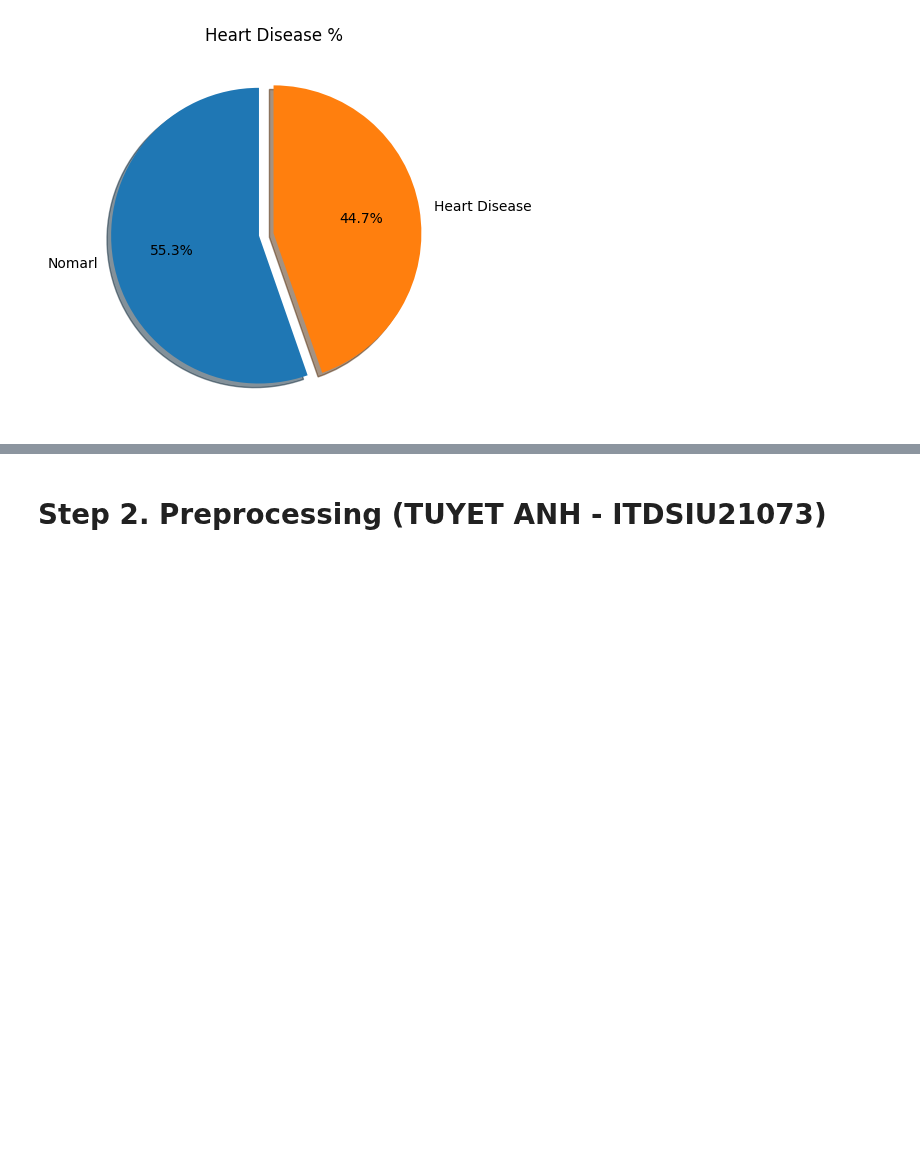
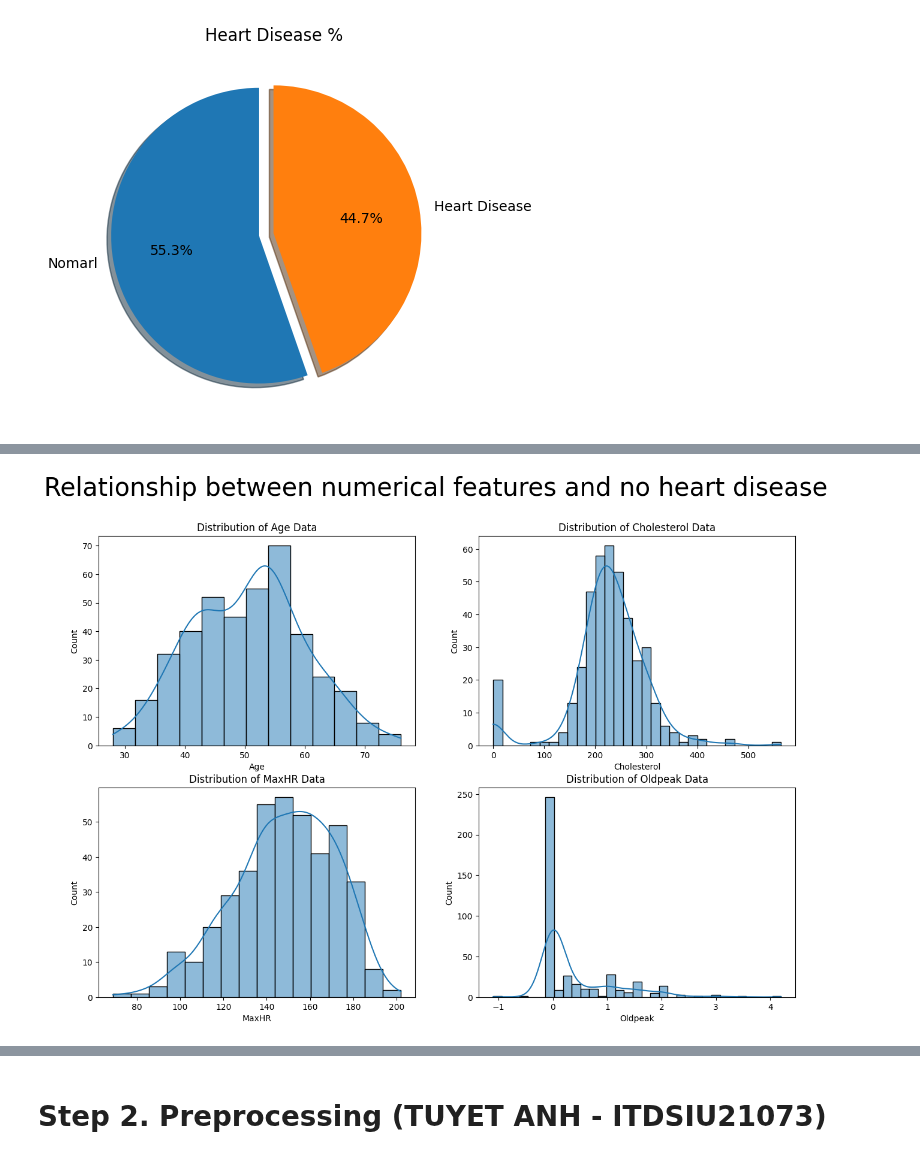
Before and after one commit to phamvutuyetanh/AI_Project, a Jupyter notebook: AI_Project.ipynb, the cells around one changed output, grey strips where cells are left out. Saved outputs shown, nothing was run; the diff lists cells and outputs as text; code cells hidden in the pictures; blank space fills up the shorter version.

```diff
--- a/AI_Project.ipynb
+++ b/AI_Project.ipynb
@@ -182,0 +204,11 @@ plt.suptitle('Impact of Numerical Features on the output');
+# %%
+plt.figure(figsize=(15,10))
+for i,col in enumerate(numerical_values_normal.columns,1):
+    plt.subplot(2,2,i)
+    plt.title(f"Distribution of {col} Data")
+    sns.histplot(numerical_values_normal[col],kde=True)
+    # plt.tight_layout()
+    plt.plot()
+plt.suptitle('Relationship between numerical features and no heart disease', fontsize=30);
+# %% [output]
+[figure, added]
```
Also changed, not shown: parts of 15 cells of this notebook, 3 other files.
